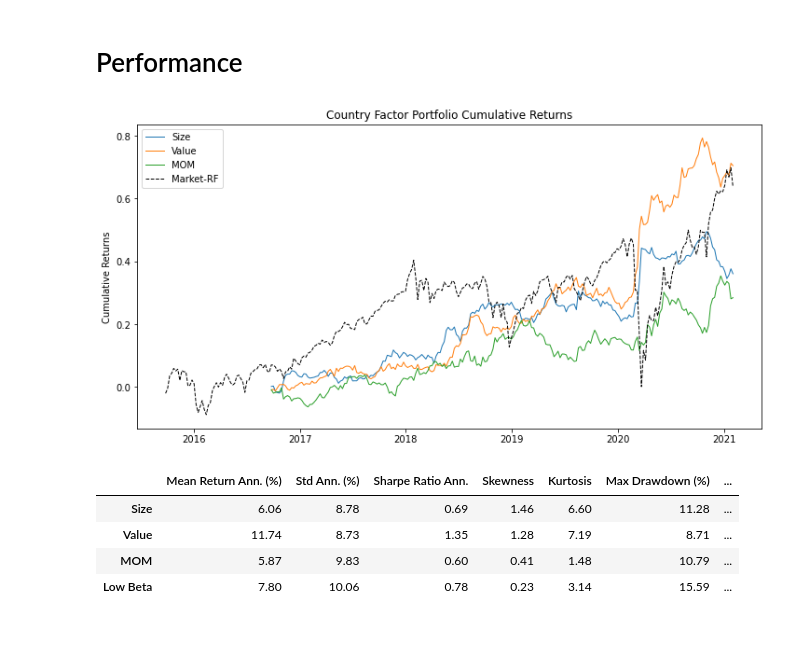
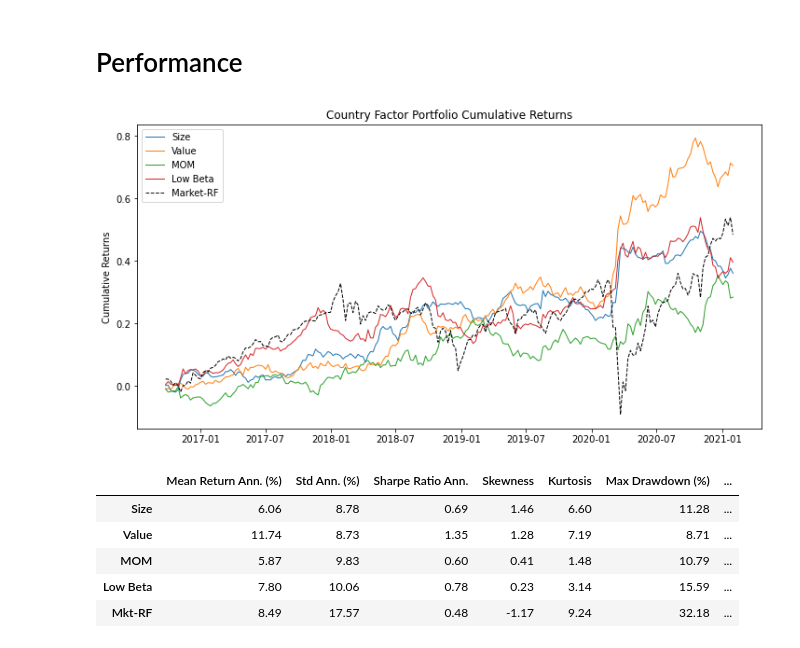
Before and after one commit to wingwingz/AFP, a Jupyter notebook: PortfolioConstruction/country_DM_factor_portfolios.ipynb, the cells around one changed output. Cells and saved outputs as stored; diff of their text form; code cells hidden in the pictures.

Commit message:
Added DM factors and updated pkl's

```diff
--- a/PortfolioConstruction/country_DM_factor_portfolios.ipynb
+++ b/PortfolioConstruction/country_DM_factor_portfolios.ipynb
@@ -69,6 +69,7 @@ all_countries = np.where(all_countries=='Korea', 'Korea, Rep.', all_countries)
 all_countries = np.where(all_countries=='Russia', 'Russian Federation', all_countries)
 all_countries = np.where(all_countries=='Egypt', 'Egypt, Arab Rep.', all_countries)
 all_countries = all_countries[~np.isin(all_countries, 'Taiwan')]
+all_countries = np.where(all_countries=='Korea', 'Korea, Rep.', all_countries)
 
 # Only grab countries in all_countries from country_mkt_cap
 country_mkt_cap = country_mkt_cap[all_countries]
@@ -146,3 +149,15 @@ market_rets_w['ACWI_cum_rets'] = np.exp(market_rets_w['ACWI ETF'].cumsum())-1
+# %%
+ff5 = pdr.famafrench.FamaFrenchReader('Emerging_5_Factors',start = '2000-01-01').read()[0]
+ff_mom = pdr.famafrench.FamaFrenchReader('Emerging_MOM_Factor',start = '2000-01-01').read()[0]
+ff6 = pd.concat([ff5,ff_mom],axis=1)
+ff6['Date'] = ff6.index
+ff6.index = pd.to_datetime(ff6['Date'].dt.to_timestamp('s').dt.strftime('%Y-%m-%d'))
+del ff6['Date']
+
+ff6 = ff6[(ff6.index>='2015-09-01') & (ff6.index<=end_date)]
+ff6_rf = np.log(ff6[['RF']]/100*12/52+1)
+ff6 = ff6[['SMB', 'HML', 'WML', 'Mkt-RF']]
+ff6 = np.log(ff6/100+1)
 # %% [markdown]
 # Construct EM+DM Country Factor Portfolios
 # %% [markdown]
@@ -168,29 +183,42 @@ small_cap_ret, small_cap_port = construct_factor(country_mkt_cap, equity_rets_al
 value_ret, value_port = construct_factor(country_pe, equity_rets_all, ascending=False)
 mom_ret, mom_port = construct_factor(mom_df, equity_rets_all, ascending=True)
 low_beta_ret, low_beta_port = construct_factor(beta_df, equity_rets_all, ascending=False)
+# %%
+# Excess market returns
+# Convert to weekly
+new_df_w = pd.DataFrame(index=market_rets_w.index)
+ff6_rf = merge_by_year_month(new_df_w).merge(merge_by_year_month(ff6_rf), on=['year', 'month'])
+ff6_rf.index = pd.date_range('2015-09-27', '2021-01', freq='W')
+del ff6_rf['year']
+del ff6_rf['month']
+
+jan2021 = pd.DataFrame(index=new_df_w.index[-5:])
+jan2021['RF'] = ff6_rf['RF'].iloc[-1]
+ff6_rf = ff6_rf.append(jan2021)
+market_rets_w['ACWI ETF-RF'] = market_rets_w['ACWI ETF'] - ff6_rf['RF']
 # %%
 # Create a single df of all returns
-all_port_rets = pd.concat([small_cap_ret, value_ret, mom_ret, low_beta_ret], axis=1)
-all_port_rets.columns = ['size', 'value', 'momentum', 'low_beta']
+all_port_rets = pd.concat([small_cap_ret, value_ret, mom_ret, low_beta_ret, market_rets_w['ACWI ETF-RF'],ff6_rf['RF']], axis=1)
+all_port_rets.columns = ['size', 'value', 'momentum', 'low_beta', 'Mkt-RF', 'RF']
 # %% [markdown]
 # Performance
 # %%
 all_port_cum_ret_df = calc_cum_returns(all_port_rets)
 
 # Plot cumulative returns
-plot_perf(perf=[all_port_cum_ret_df[x] for x in list(all_port_cum_ret_df.columns.values)[:-1]], \
-          perf_bm=market_rets_w['ACWI_cum_rets'], label=['Size', 'Value', 'MOM', 'Low Beta'], \
+plot_perf(perf=[all_port_cum_ret_df[x] for x in list(all_port_cum_ret_df.columns.values)[:-2]], \
+          perf_bm=all_port_cum_ret_df['Mkt-RF_cum_ret'], label=['Size', 'Value', 'MOM', 'Low Beta', 'Mkt-RF'], \
           title='Country Factor Portfolio Cumulative Returns')
 # %% [output]
-[figure, old version]
+[figure, new version]
 # %%
 all_perf = []
-for col in all_port_rets.columns:
+for col in all_port_rets.columns[:-1]:
     perf_ = calc_performance(all_port_rets[col])
     all_perf.append(perf_)
 
 perf_df = pd.DataFrame(all_perf, columns = ['Mean Return Ann. (%)', 'Std Ann. (%)', 'Sharpe Ratio Ann.', 'Skewness', 'Kurtosis', 'Max Drawdown (%)', 'Max Drawdown Date'], \
-                       index = ['Size', 'Value', 'MOM', 'Low Beta'])
+                       index = ['Size', 'Value', 'MOM', 'Low Beta', 'Mkt-RF'])
 perf_df
 # %% [output]
 |  | Mean Return Ann. (%) | Std Ann. (%) | Sharpe Ratio Ann. | Skewness | Kurtosis | Max Drawdown (%) | ... |
@@ -198,3 +226,4 @@ perf_df
 | Value | 11.74 | 8.73 | 1.35 | 1.28 | 7.19 | 8.71 | ... |
 | MOM | 5.87 | 9.83 | 0.60 | 0.41 | 1.48 | 10.79 | ... |
 | Low Beta | 7.80 | 10.06 | 0.78 | 0.23 | 3.14 | 15.59 | ... |
+| Mkt-RF | 8.49 | 17.57 | 0.48 | -1.17 | 9.24 | 32.18 | ... |
```
Also changed, not shown: parts of 3 cells of this notebook, 6 other files.
